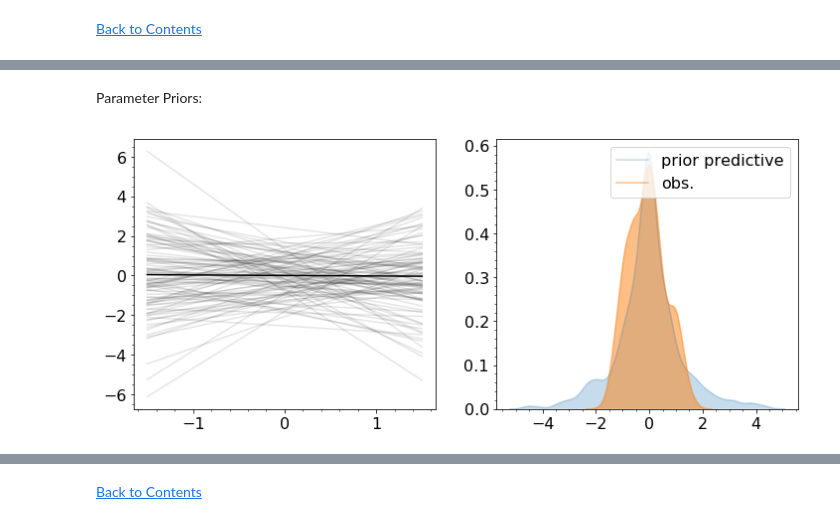
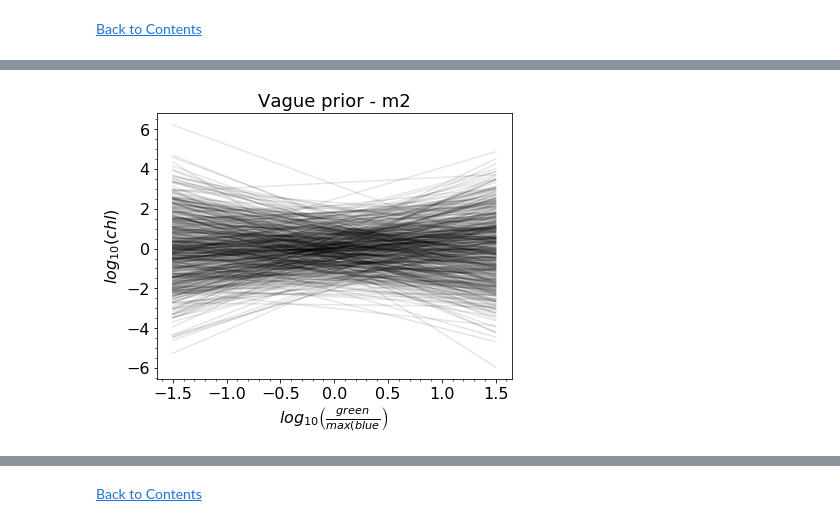
Before and after one commit to madHatter106/chlorophyll_models, a Jupyter notebook: Bayesian Tutorial.ipynb, the cells around one changed output, grey strips where cells are left out. Saved outputs shown, nothing was run; the diff lists cells and outputs as text; code cells hidden in the pictures.

```diff
--- a/Bayesian Tutorial.ipynb
+++ b/Bayesian Tutorial.ipynb
@@ -840,13 +850,14 @@ x_c = df_data.dropna()['Gr-MxBl_c'].values
 y = df_data.dropna().chl_l.values
 # %%
 with pm.Model() as m2:
+    # priors
+    σ = pm.Uniform('σ', lower=0, upper=2)
     α = pm.Normal('α', mu=0, sd=1)
     β = pm.Normal('β', mu=0, sd=1)
+    # deterministic model
     μ = α + β * x_c
-
-    σ = pm.Uniform('σ', lower=0, upper=2)
-    lkl = pm.Normal('likelihood', mu=μ, sd=σ,
-                    observed=y)
+    # likelihood
+    chl_i = pm.Normal('chl_i', mu=μ, sd=σ, observed=y)
 # %%
 pm.model_to_graphviz(m2)
 # %% [output]
@@ -860,10 +871,8 @@ pm.model_to_graphviz(m2)
 * <font color=red>Do priors make sense?</font>
 * Data review, model fitting and posterior mining
 * Flavors of uncertainty
-# %% [markdown]
-Parameter Priors:
 # %%
-prior = pm.sample_prior_predictive(samples=1000, model=m2, vars=['α', 'β', 'σ', 'likelihood'])
+prior = pm.sample_prior_predictive(model=m2, vars=['α', 'β',])
 # %%
 x_dummy = np.linspace(-1.5, 1.5, num=50).reshape(-1, 1)
 # %%
@@ -876,13 +882,10 @@ hpd_prior_predictive = pm.hpd(chl_l_prior_predictive.T)
-# %%
-f, axs = pl.subplots(ncols=2, figsize=(12, 5))
-axs[0].plot(x_dummy, chl_l_prior_μ.mean(axis=1), color='k', label='model prior')
-axs[0].plot(x_dummy, chl_l_prior_μ[:, ::10], color='k', alpha=0.1,);
-#axs[0].fill_between(x_dummy.flatten(), y1=hpd_prior_predictive[:, 0],
-#                    y2=hpd_prior_predictive[:, 1], alpha=0.3, label='prior predictive checks');
-#axs[0].scatter(x_c[::10], y[::10], edgecolor='k', label='obs.', alpha=0.5, color='darkorange');
-#axs[0].legend()
-sb.kdeplot(chl_l_prior_predictive.flatten(), shade=True, alpha=0.25, ax=axs[1], label='prior predictive');
-sb.kdeplot(y, shade=True, alpha=0.5, ax=axs[1],label='obs.');
-f.savefig('./figJar/Presentation/prior_checks_1.svg')
-# %% [output]
-[figure, removed]
+# %%
+f, ax = pl.subplots( figsize=(6, 5))
+ax.plot(x_dummy, chl_l_prior_μ, color='k', alpha=0.1,);
+ax.set_xlabel(r'$log_{10}\left(\frac{green}{max(blue}\right)$')
+ax.set_ylabel('$log_{10}(chl)$')
+ax.set_title('Vague prior - m2')
+f.tight_layout(pad=1)
+f.savefig('./figJar/Presentation/prior_checks_1.png')
+# %% [output]
+[figure, added]
```
Also changed, not shown: parts of 46 cells of this notebook, 8 other files.
